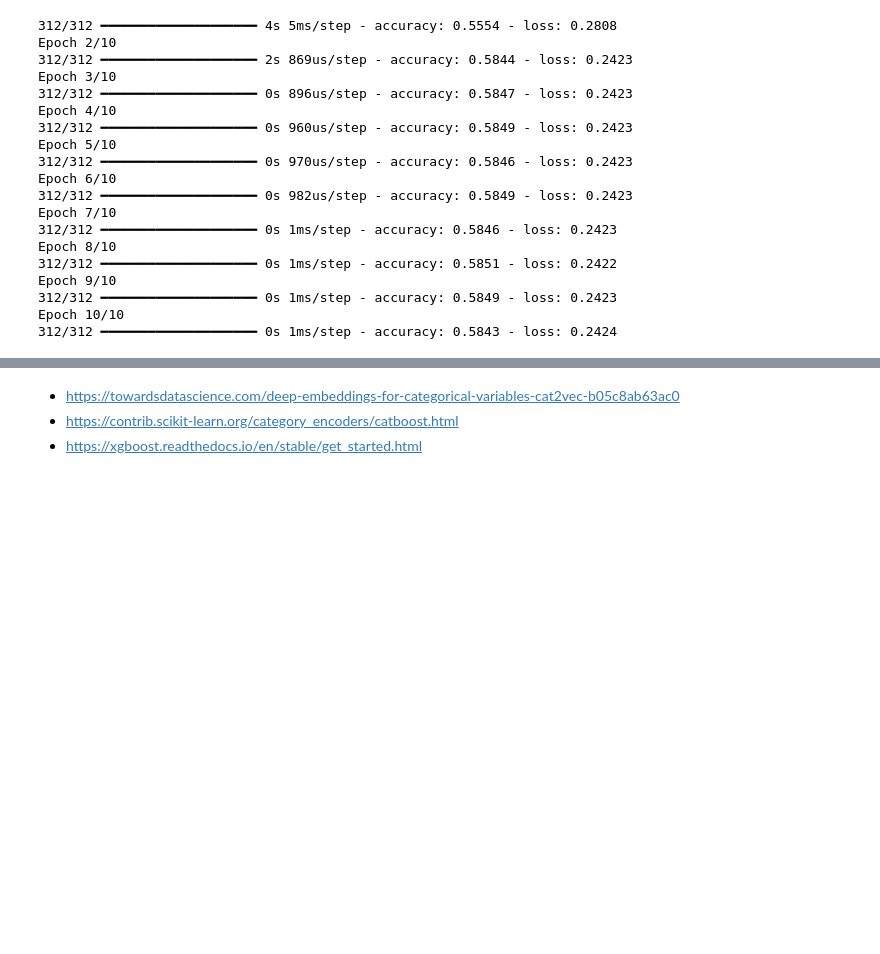
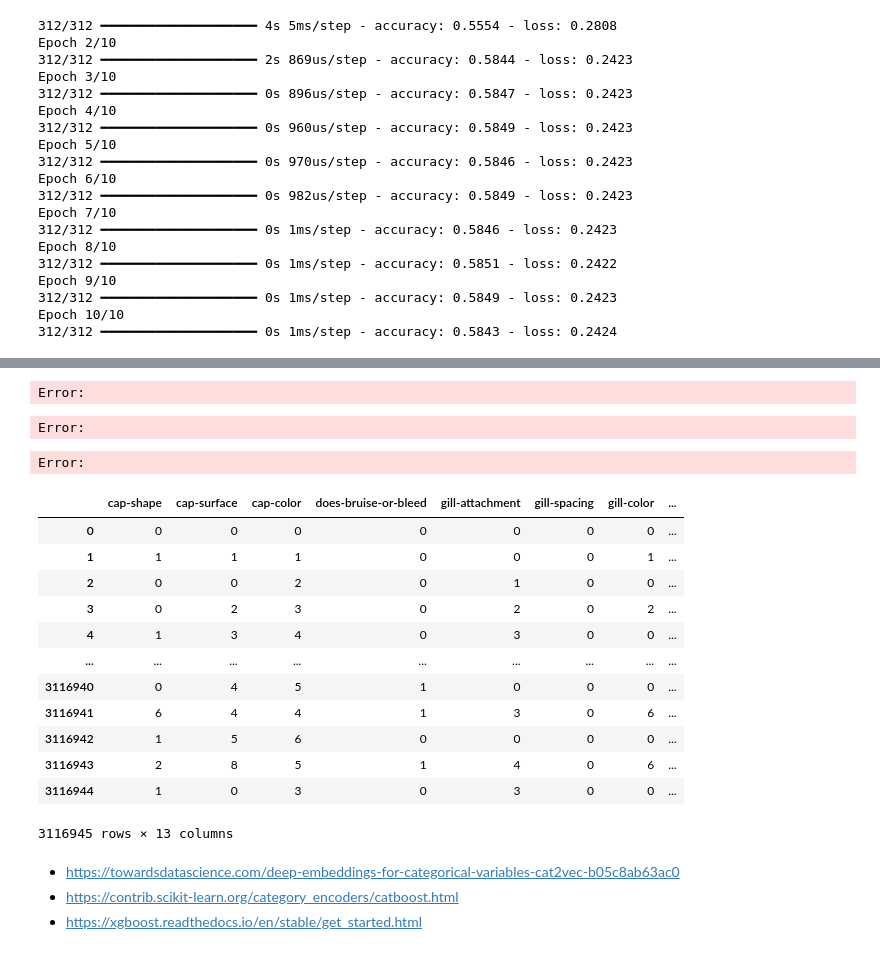
Before and after one commit to minimartzz/poison-mushrooms, a Jupyter notebook: modeling.ipynb, the cells around one changed output, grey strips where cells are left out. Drawn from its saved outputs; the diff is of its cells as text; code cells hidden in the pictures; blank space fills up the shorter version.

Commit message:
Update: Completed full data transformation pipeline

```diff
--- a/modeling.ipynb
+++ b/modeling.ipynb
@@ -268,0 +270,9 @@ Name: cap-shape, Length: 3116945, dtype: object
+# %%
+# For continuous variables we use Mean Inputation
+# cap-diameter, stem-height and stem-width are numerical values
+continuous_cols = ['cap-diameter', 'stem-height', 'stem-width']
+imputer = SimpleImputer(missing_values=np.nan, strategy='mean')
+continuous_vals = pd.DataFrame(imputer.fit_transform(df[continous_cols]), columns=continuous_cols)
+df = df.drop(continuous_cols, axis=1)
+df = pd.concat([df, continuous_vals], axis=1)
+df.head()
@@ -269,3 +371,29 @@ Name: cap-shape, Length: 3116945, dtype: object
+# %%
+categorical_data = pd.concat(dataframes, axis=1)
+# %% [output]
+Error:
+# %%
+df_train = pd.concat([df_train, categorical_data], axis=1)
+df_train.to_csv('./data/processed_train.csv', index=False)
+# %% [output]
+Error:
+Error:
+# %%
+df
+# %% [output]
+|  | cap-shape | cap-surface | cap-color | does-bruise-or-bleed | gill-attachment | gill-spacing | gill-color | ... |
+| 0 | 0 | 0 | 0 | 0 | 0 | 0 | 0 | ... |
+| 1 | 1 | 1 | 1 | 0 | 0 | 0 | 1 | ... |
+| 2 | 0 | 0 | 2 | 0 | 1 | 0 | 0 | ... |
+| 3 | 0 | 2 | 3 | 0 | 2 | 0 | 2 | ... |
+| 4 | 1 | 3 | 4 | 0 | 3 | 0 | 0 | ... |
+| ... | ... | ... | ... | ... | ... | ... | ... | ... |
+| 3116940 | 0 | 4 | 5 | 1 | 0 | 0 | 0 | ... |
+| 3116941 | 6 | 4 | 4 | 1 | 3 | 0 | 6 | ... |
+| 3116942 | 1 | 5 | 6 | 0 | 0 | 0 | 0 | ... |
+| 3116943 | 2 | 8 | 5 | 1 | 4 | 0 | 6 | ... |
+| 3116944 | 1 | 0 | 3 | 0 | 3 | 0 | 0 | ... |
+3116945 rows × 13 columns
 # %% [markdown]
 * https://towardsdatascience.com/deep-embeddings-for-categorical-variables-cat2vec-b05c8ab63ac0
 * https://contrib.scikit-learn.org/category_encoders/catboost.html
```
Also changed, not shown: parts of 7 cells of this notebook.
